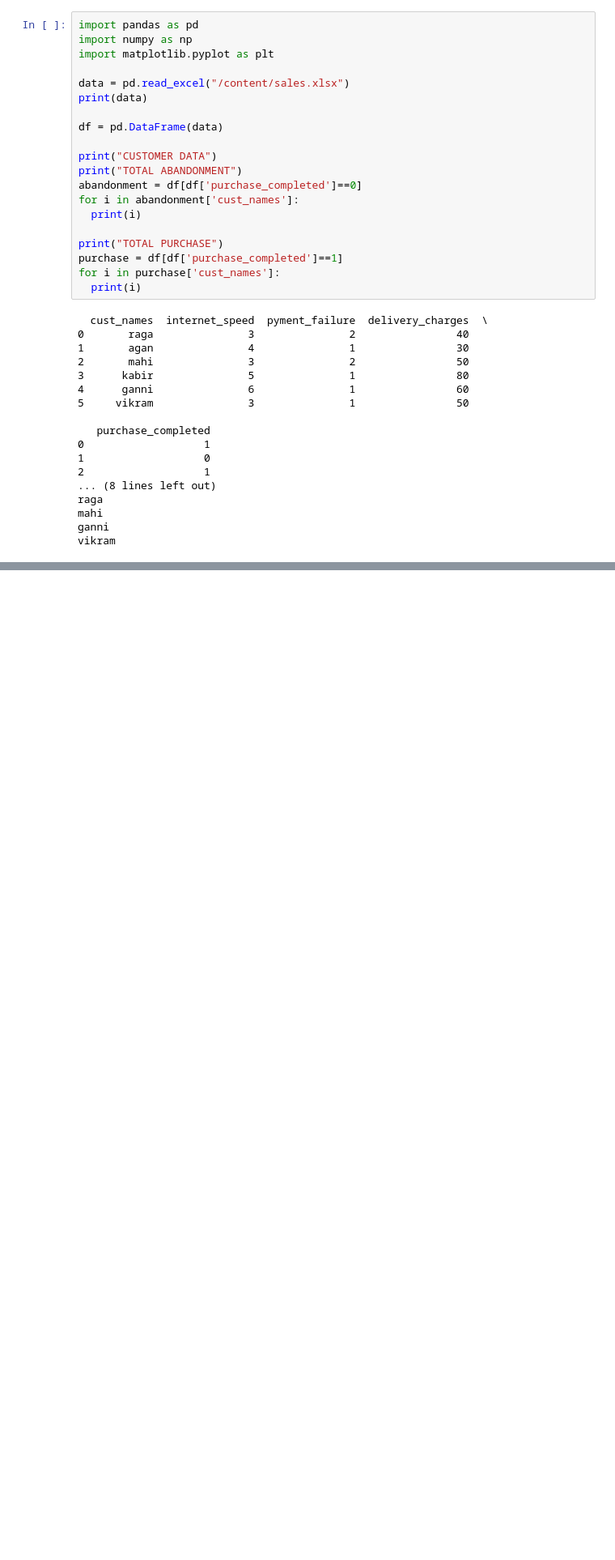
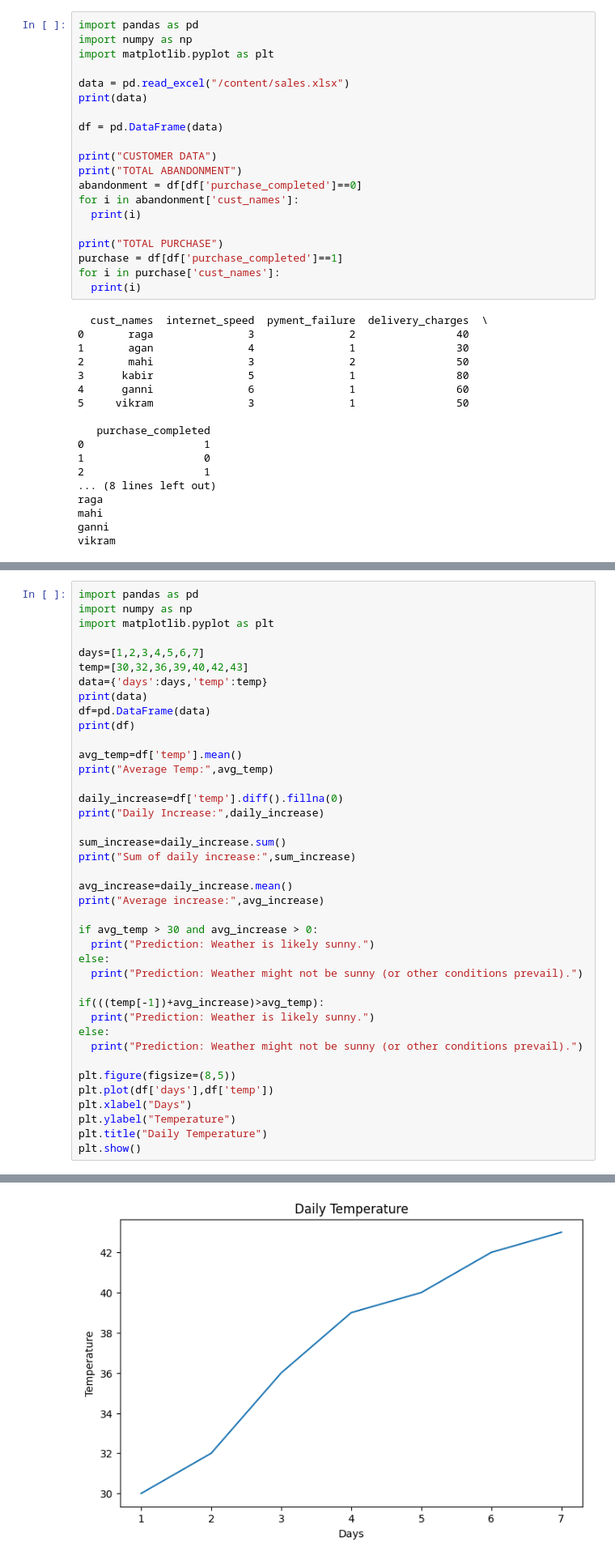
Before and after one commit to Vivek-Rajeev/DA-Training, a Jupyter notebook: DA.ipynb, the cells around one changed output, grey strips where cells are left out. Shown at 81% size. Drawn from its saved outputs; the diff is of its cells as text; blank space fills up the shorter version.

```diff
--- a/DA.ipynb
+++ b/DA.ipynb
@@ -512,0 +577,41 @@ Main Root Cause: Discount Diagnosis
+# %%
+import pandas as pd
+import numpy as np
+import matplotlib.pyplot as plt
+
+days=[1,2,3,4,5,6,7]
+temp=[30,32,36,39,40,42,43]
+data={'days':days,'temp':temp}
+print(data)
+df=pd.DataFrame(data)
+print(df)
+
+avg_temp=df['temp'].mean()
+print("Average Temp:",avg_temp)
+
+daily_increase=df['temp'].diff().fillna(0)
+print("Daily Increase:",daily_increase)
+
+sum_increase=daily_increase.sum()
+print("Sum of daily increase:",sum_increase)
+
+avg_increase=daily_increase.mean()
+print("Average increase:",avg_increase)
+
+if avg_temp > 30 and avg_increase > 0:
+  print("Prediction: Weather is likely sunny.")
+else:
+  print("Prediction: Weather might not be sunny (or other conditions prevail).")
+
+if(((temp[-1])+avg_increase)>avg_temp):
+  print("Prediction: Weather is likely sunny.")
+else:
+  print("Prediction: Weather might not be sunny (or other conditions prevail).")
+
+plt.figure(figsize=(8,5))
+plt.plot(df['days'],df['temp'])
+plt.xlabel("Days")
+plt.ylabel("Temperature")
+plt.title("Daily Temperature")
+plt.show()
+# %% [output]
@@ -512,0 +635 @@ Main Root Cause: Discount Diagnosis
+[figure, added]
```
Also changed, not shown: parts of 4 cells of this notebook.
